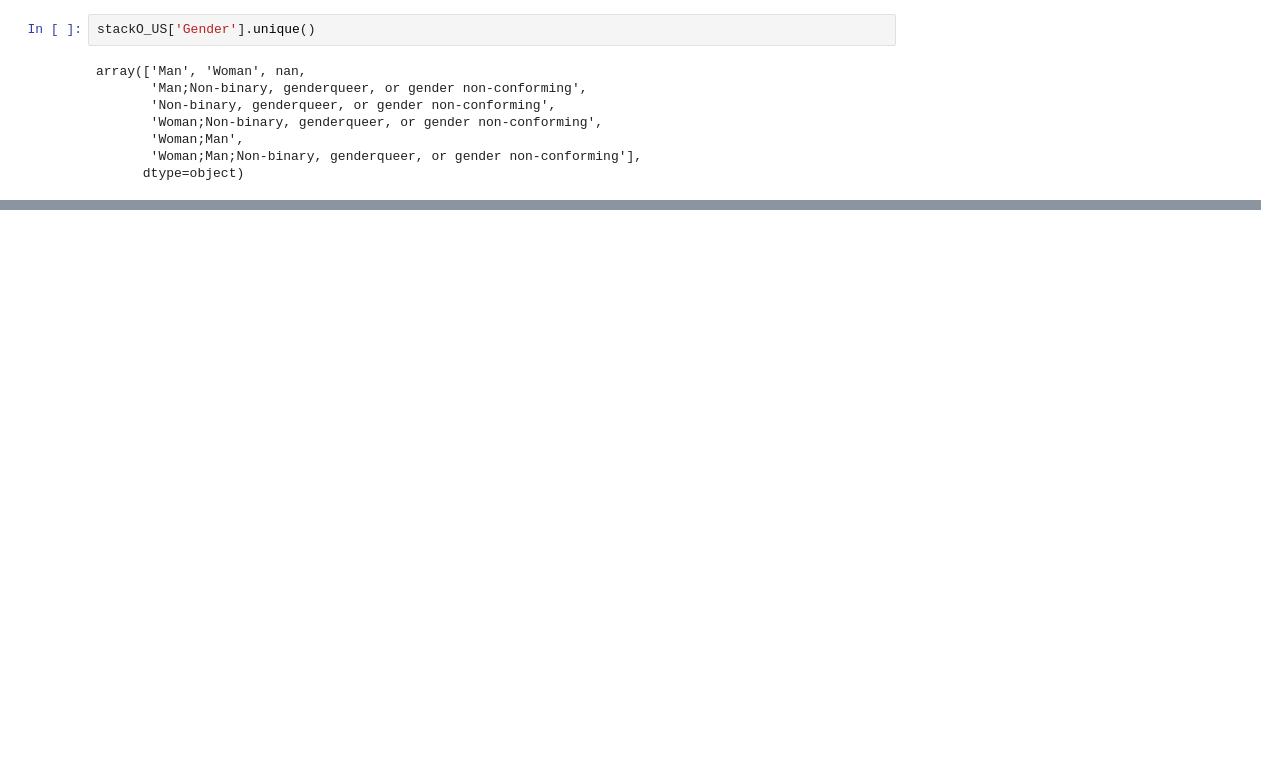
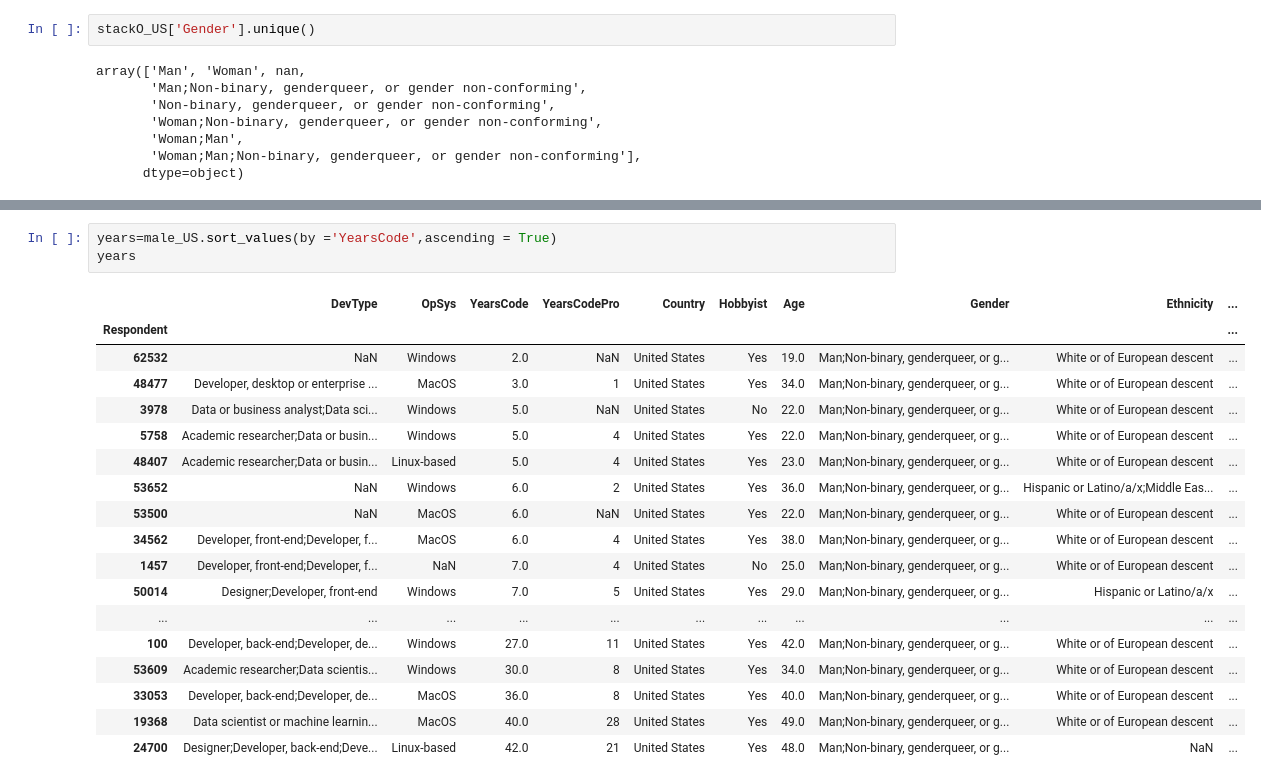
Before and after one commit to LisaHarrison08/stackOverflow_Survey, a Jupyter notebook: stackOverflow_survey.ipynb, the cells around one changed output, grey strips where cells are left out. Saved outputs shown, nothing was run; the diff lists cells and outputs as text; blank space fills up the shorter version.

```diff
--- a/stackOverflow_survey.ipynb
+++ b/stackOverflow_survey.ipynb
@@ -79,0 +157,22 @@ len(stackO_US[stackO_US['Gender']=='Man;Non-binary, genderqueer, or gender non-c
+# %%
+years=male_US.sort_values(by ='YearsCode',ascending = True)
+years
+# %% [output]
+|  | DevType | OpSys | YearsCode | YearsCodePro | Country | Hobbyist | Age | Gender | Ethnicity | ... |
+| Respondent |  |  |  |  |  |  |  |  |  | ... |
+| 62532 | NaN | Windows | 2.0 | NaN | United States | Yes | 19.0 | Man;Non-binary, genderqueer, or g... | White or of European descent | ... |
+| 48477 | Developer, desktop or enterprise ... | MacOS | 3.0 | 1 | United States | Yes | 34.0 | Man;Non-binary, genderqueer, or g... | White or of European descent | ... |
+| 3978 | Data or business analyst;Data sci... | Windows | 5.0 | NaN | United States | No | 22.0 | Man;Non-binary, genderqueer, or g... | White or of European descent | ... |
+| 5758 | Academic researcher;Data or busin... | Windows | 5.0 | 4 | United States | Yes | 22.0 | Man;Non-binary, genderqueer, or g... | White or of European descent | ... |
+| 48407 | Academic researcher;Data or busin... | Linux-based | 5.0 | 4 | United States | Yes | 23.0 | Man;Non-binary, genderqueer, or g... | White or of European descent | ... |
+| 53652 | NaN | Windows | 6.0 | 2 | United States | Yes | 36.0 | Man;Non-binary, genderqueer, or g... | Hispanic or Latino/a/x;Middle Eas... | ... |
+| 53500 | NaN | MacOS | 6.0 | NaN | United States | Yes | 22.0 | Man;Non-binary, genderqueer, or g... | White or of European descent | ... |
+| 34562 | Developer, front-end;Developer, f... | MacOS | 6.0 | 4 | United States | Yes | 38.0 | Man;Non-binary, genderqueer, or g... | White or of European descent | ... |
+| 1457 | Developer, front-end;Developer, f... | NaN | 7.0 | 4 | United States | No | 25.0 | Man;Non-binary, genderqueer, or g... | White or of European descent | ... |
+| 50014 | Designer;Developer, front-end | Windows | 7.0 | 5 | United States | Yes | 29.0 | Man;Non-binary, genderqueer, or g... | Hispanic or Latino/a/x | ... |
+| ... | ... | ... | ... | ... | ... | ... | ... | ... | ... | ... |
+| 100 | Developer, back-end;Developer, de... | Windows | 27.0 | 11 | United States | Yes | 42.0 | Man;Non-binary, genderqueer, or g... | White or of European descent | ... |
+| 53609 | Academic researcher;Data scientis... | Windows | 30.0 | 8 | United States | Yes | 34.0 | Man;Non-binary, genderqueer, or g... | White or of European descent | ... |
+| 33053 | Developer, back-end;Developer, de... | MacOS | 36.0 | 8 | United States | Yes | 40.0 | Man;Non-binary, genderqueer, or g... | White or of European descent | ... |
+| 19368 | Data scientist or machine learnin... | MacOS | 40.0 | 28 | United States | Yes | 49.0 | Man;Non-binary, genderqueer, or g... | White or of European descent | ... |
+| 24700 | Designer;Developer, back-end;Deve... | Linux-based | 42.0 | 21 | United States | Yes | 48.0 | Man;Non-binary, genderqueer, or g... | NaN | ... |
```
Also changed, not shown: parts of 17 cells of this notebook.
